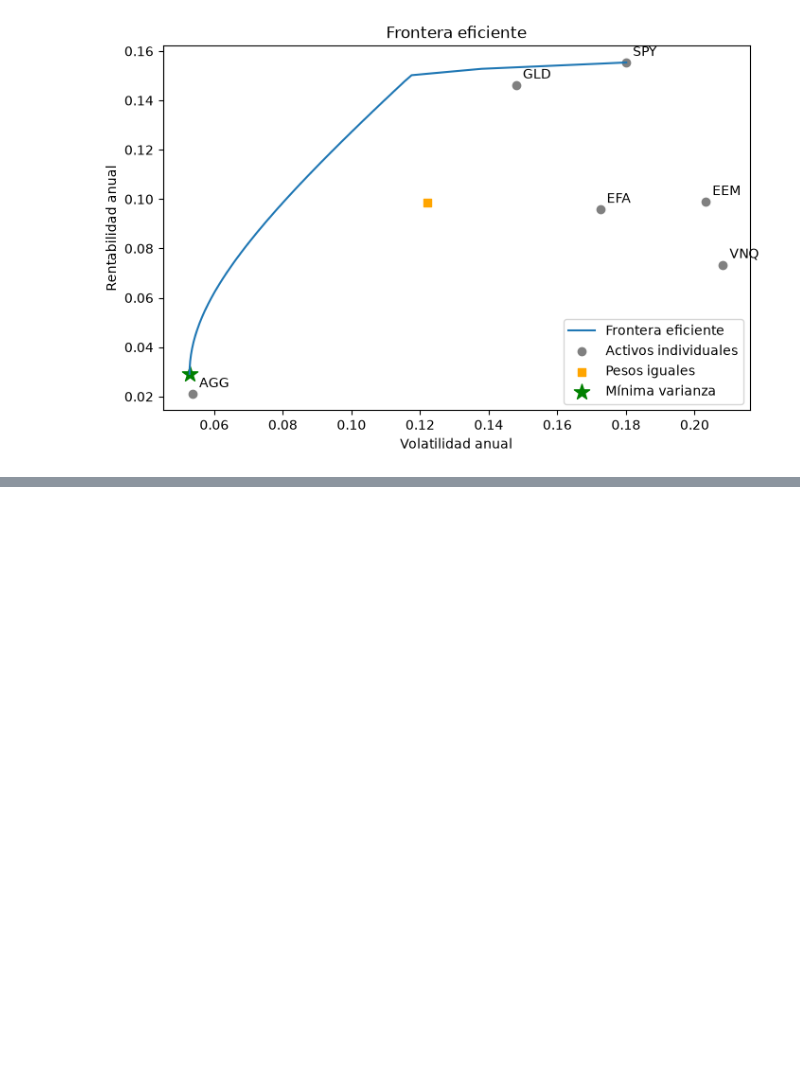
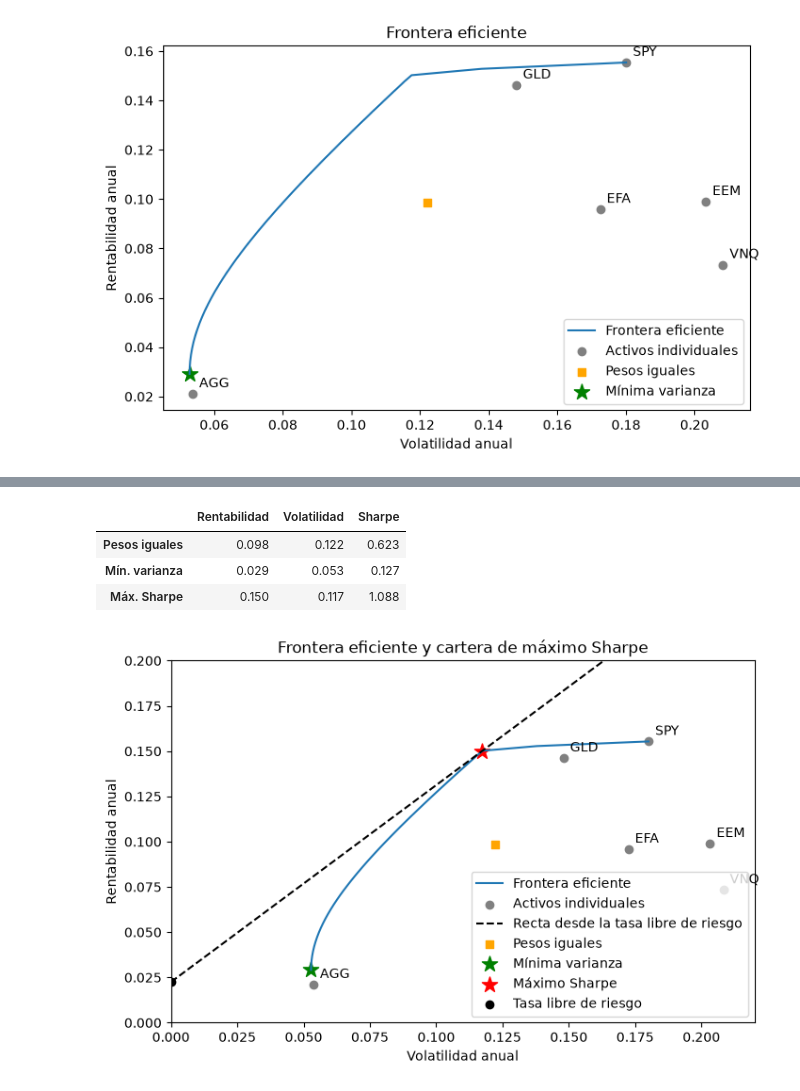
Before and after one commit to mnayala100/proyecto-cartera-markowitz, a Jupyter notebook: notebooks/03_optimizacion.ipynb, the cells around one changed output, grey strips where cells are left out. Saved outputs shown, nothing was run; the diff lists cells and outputs as text; code cells hidden in the pictures; blank space fills up the shorter version.

```diff
--- a/notebooks/03_optimizacion.ipynb
+++ b/notebooks/03_optimizacion.ipynb
@@ -18,11 +19,11 @@ Leo la rentabilidad anual y la matriz de covarianzas guardadas en `data/`.
 import pandas as pd
 import numpy as np
 import matplotlib.pyplot as plt
-from scipy.optimize import minimize
 
 # Leo lo que guardé en el notebook anterior
 cov_anual = pd.read_csv("../data/cov_anual.csv", index_col=0)
 rentabilidad_anual = pd.read_csv("../data/rentabilidad_anual.csv", index_col=0).squeeze("columns")
+rf_hist = pd.read_csv("../data/rf_hist.csv", index_col=0).squeeze("columns")["rf_hist"]
 
 activos = cov_anual.index
 n = len(activos)
@@ -132,0 +162,4 @@ plt.show()
+# %%
+from src.portfolio import cartera_max_sharpe, ratio_sharpe
+
+w_sharpe = cartera_max_sharpe(cov, mu, rf_hist)
@@ -132,0 +182,46 @@ plt.show()
+# %%
+carteras = {"Pesos iguales": w_igual, "Mín. varianza": w_min, "Máx. Sharpe": w_sharpe}
+
+comparacion = pd.DataFrame({
+    "Rentabilidad": [rent_cartera(w, mu) for w in carteras.values()],
+    "Volatilidad":  [vol_cartera(w, cov) for w in carteras.values()],
+    "Sharpe":       [ratio_sharpe(w, cov, mu, rf_hist) for w in carteras.values()],
+}, index=carteras.keys())
+
+comparacion.round(3)
+# %% [output]
+|  | Rentabilidad | Volatilidad | Sharpe |
+| Pesos iguales | 0.098 | 0.122 | 0.623 |
+| Mín. varianza | 0.029 | 0.053 | 0.127 |
+| Máx. Sharpe | 0.150 | 0.117 | 1.088 |
+# %%
+fig, ax = plt.subplots(figsize=(8, 5))
+ax.plot(vols, rents, label="Frontera eficiente")
+ax.scatter(vol_activos, mu, color="gray", label="Activos individuales")
+for nombre, x, y in zip(activos, vol_activos, mu):
+    ax.annotate(nombre, (x, y), textcoords="offset points", xytext=(5, 5))
+
+vol_s = vol_cartera(w_sharpe, cov)
+rent_s = rent_cartera(w_sharpe, mu)
+
+# Recta que parte de la tasa libre de riesgo y pasa por la cartera de máximo Sharpe
+x_recta = np.linspace(0, 0.22, 50)
+ax.plot(x_recta, rf_hist + (rent_s - rf_hist) / vol_s * x_recta,
+        "--", color="black", label="Recta desde la tasa libre de riesgo")
+
+ax.scatter(vol_cartera(w_igual, cov), rent_cartera(w_igual, mu),
+           marker="s", color="orange", label="Pesos iguales")
+ax.scatter(vol_cartera(w_min, cov), rent_cartera(w_min, mu),
+           marker="*", s=150, color="green", label="Mínima varianza")
+ax.scatter(vol_s, rent_s, marker="*", s=150, color="red", label="Máximo Sharpe")
+ax.scatter(0, rf_hist, color="black", label="Tasa libre de riesgo")
+
+ax.set_xlim(0, 0.22)
+ax.set_ylim(0, 0.20)
+ax.set_xlabel("Volatilidad anual")
+ax.set_ylabel("Rentabilidad anual")
+ax.set_title("Frontera eficiente y cartera de máximo Sharpe")
+ax.legend()
+plt.show()
+# %% [output]
+[figure, added]
```
Also changed, not shown: parts of 12 cells of this notebook, 8 other files.
